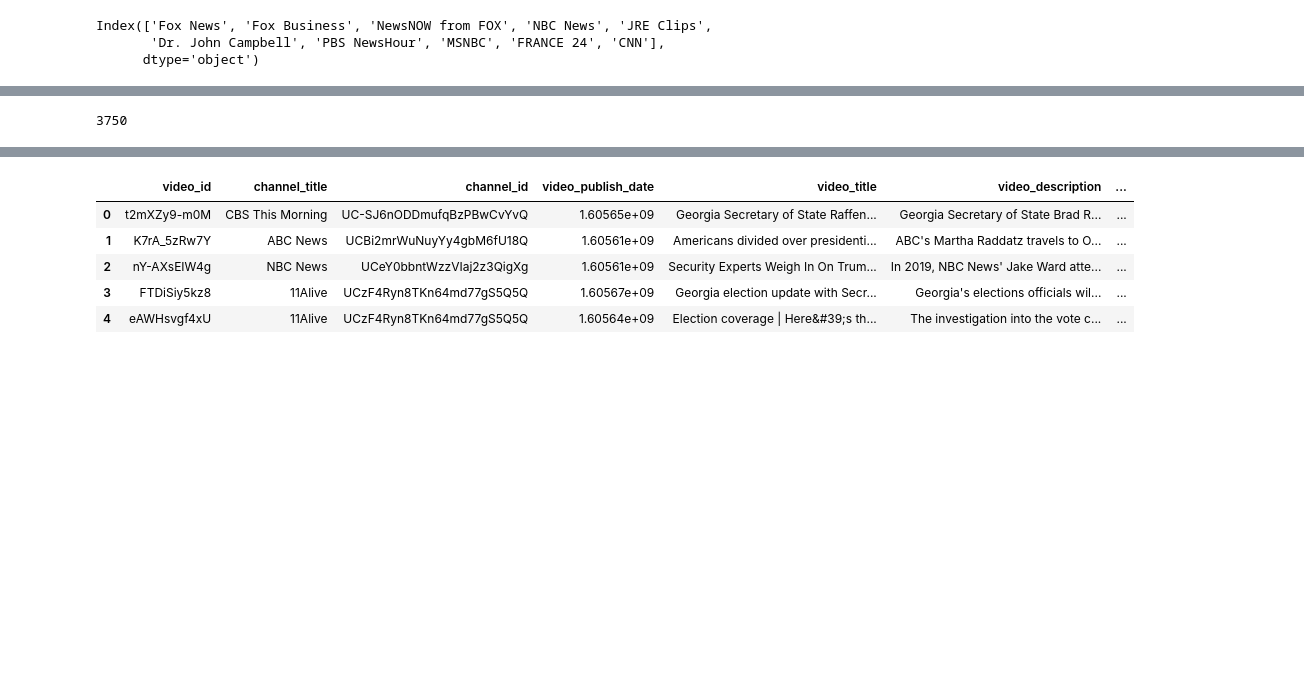
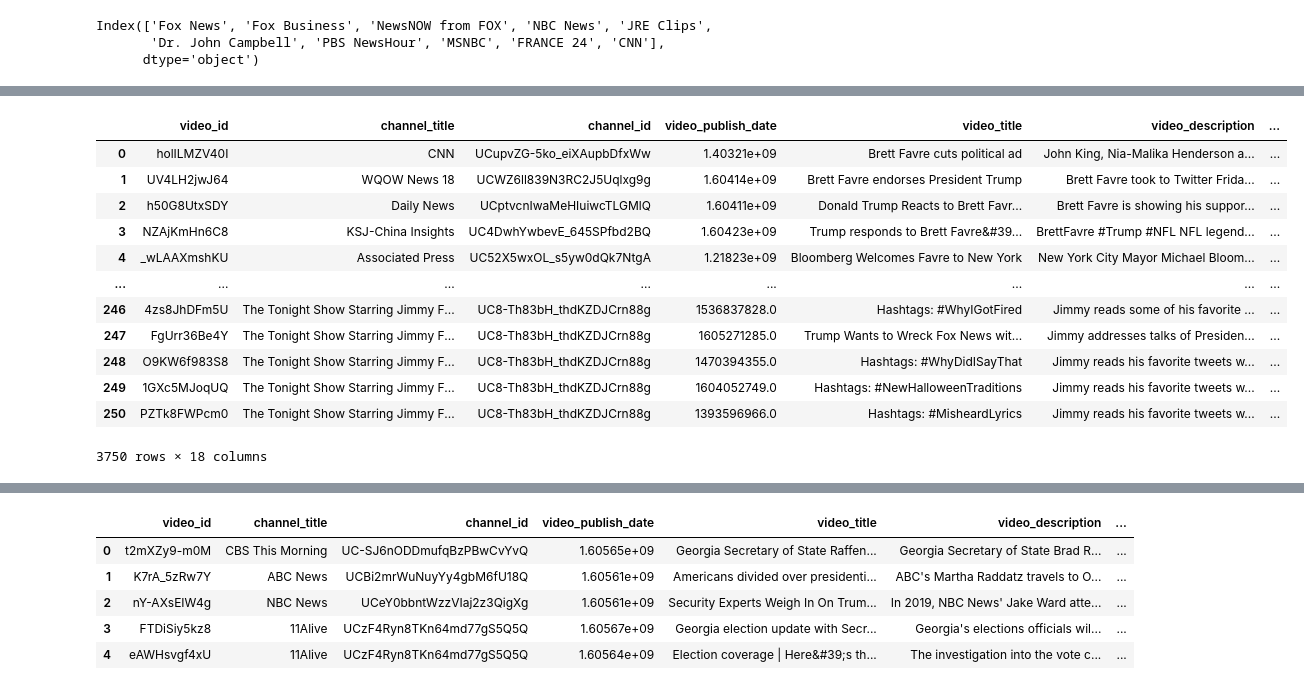
Before and after one commit to daniel-covelli/senior-thesis, a Jupyter notebook: script/viz.ipynb, the cells around one changed output, grey strips where cells are left out. Saved outputs shown, nothing was run; the diff lists cells and outputs as text; code cells hidden in the pictures; blank space fills up the shorter version.

```diff
--- a/script/viz.ipynb
+++ b/script/viz.ipynb
@@ -538,6 +654,18 @@ fig.show()
 # %%
 # fig.write_image('/Users/danielcovelli/Desktop/ISF190/images/fig_4_1.jpeg')
 # %%
-df_master.shape[0]
+df_master
 # %% [output]
+|  | video_id | channel_title | channel_id | video_publish_date | video_title | video_description | ... |
+| 0 | holILMZV40I | CNN | UCupvZG-5ko_eiXAupbDfxWw | 1.40321e+09 | Brett Favre cuts political ad | John King, Nia-Malika Henderson a... | ... |
+| 1 | UV4LH2jwJ64 | WQOW News 18 | UCWZ6ll839N3RC2J5Uqlxg9g | 1.60414e+09 | Brett Favre endorses President Trump | Brett Favre took to Twitter Frida... | ... |
+| 2 | h50G8UtxSDY | Daily News | UCptvcnIwaMeHIuiwcTLGMlQ | 1.60411e+09 | Donald Trump Reacts to Brett Favr... | Brett Favre is showing his suppor... | ... |
+| 3 | NZAjKmHn6C8 | KSJ-China Insights | UC4DwhYwbevE_645SPfbd2BQ | 1.60423e+09 | Trump responds to Brett Favre&#39... | BrettFavre #Trump #NFL NFL legend... | ... |
+| 4 | _wLAAXmshKU | Associated Press | UC52X5wxOL_s5yw0dQk7NtgA | 1.21823e+09 | Bloomberg Welcomes Favre to New York | New York City Mayor Michael Bloom... | ... |
+| ... | ... | ... | ... | ... | ... | ... | ... |
+| 246 | 4zs8JhDFm5U | The Tonight Show Starring Jimmy F... | UC8-Th83bH_thdKZDJCrn88g | 1536837828.0 | Hashtags: #WhyIGotFired | Jimmy reads some of his favorite ... | ... |
+| 247 | FgUrr36Be4Y | The Tonight Show Starring Jimmy F... | UC8-Th83bH_thdKZDJCrn88g | 1605271285.0 | Trump Wants to Wreck Fox News wit... | Jimmy addresses talks of Presiden... | ... |
+| 248 | O9KW6f983S8 | The Tonight Show Starring Jimmy F... | UC8-Th83bH_thdKZDJCrn88g | 1470394355.0 | Hashtags: #WhyDidISayThat | Jimmy reads his favorite tweets w... | ... |
+| 249 | 1GXc5MJoqUQ | The Tonight Show Starring Jimmy F... | UC8-Th83bH_thdKZDJCrn88g | 1604052749.0 | Hashtags: #NewHalloweenTraditions | Jimmy reads his favorite tweets w... | ... |
+| 250 | PZTk8FWPcm0 | The Tonight Show Starring Jimmy F... | UC8-Th83bH_thdKZDJCrn88g | 1393596966.0 | Hashtags: #MisheardLyrics | Jimmy reads his favorite tweets w... | ... |
-3750
+3750 rows × 18 columns
```
Also changed, not shown: parts of 34 cells of this notebook, 1 other file.
